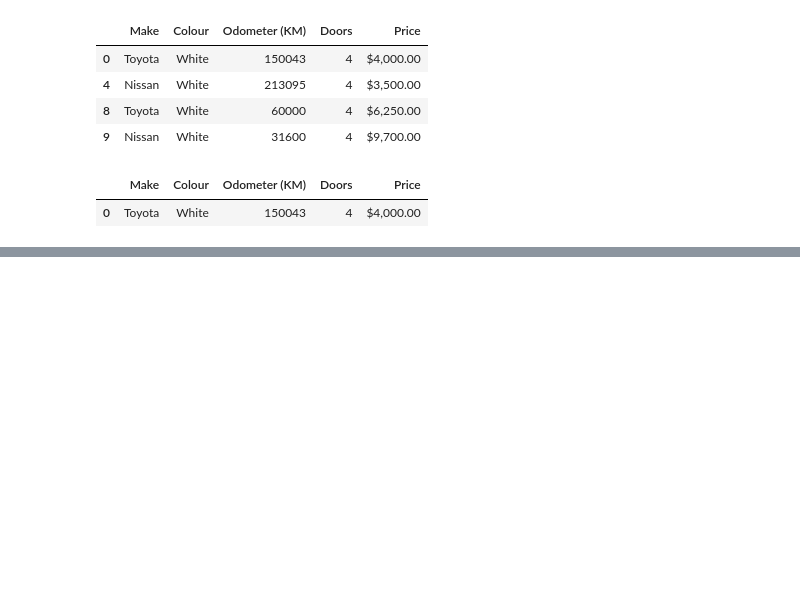
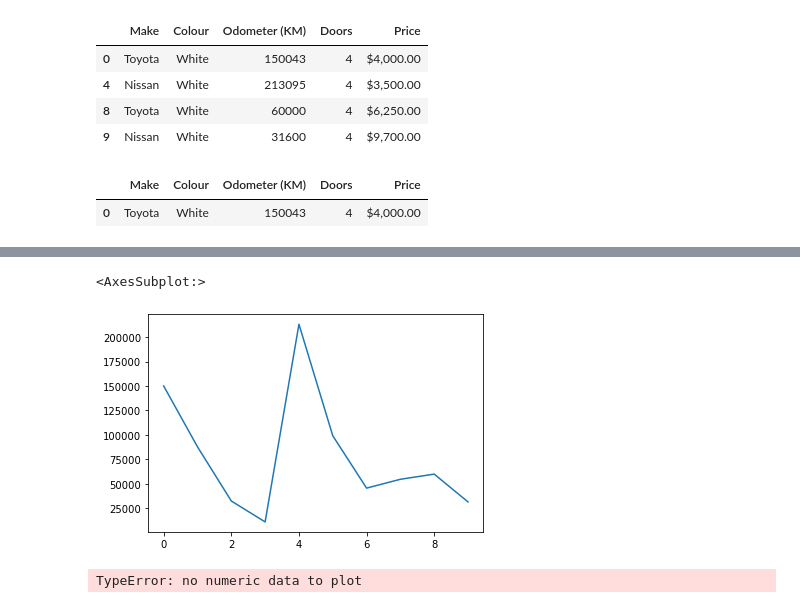
Before and after one commit to edwardsmoses/first-machine-learning-project, a Jupyter notebook: learningPandas.ipynb, the cells around one changed output, grey strips where cells are left out. Cells and saved outputs as stored; diff of their text form; code cells hidden in the pictures; blank space fills up the shorter version.

Commit message:
Converted object to number to run plot and history...
using my found solution from google.

next step: continue watching to see his own way...

```diff
--- a/learningPandas.ipynb
+++ b/learningPandas.ipynb
@@ -559,0 +622,9 @@ car_sales[(car_sales["Odometer (KM)"] > 100000) & (car_sales["Make"] == "Toyota"
+# %%
+car_sales["Odometer (KM)"].plot()
+# %% [output]
+<AxesSubplot:>
+[figure, added]
+# %%
+car_sales["Make"].plot()
+# %% [output]
+TypeError: no numeric data to plot
```
Also changed, not shown: parts of 14 cells of this notebook.
